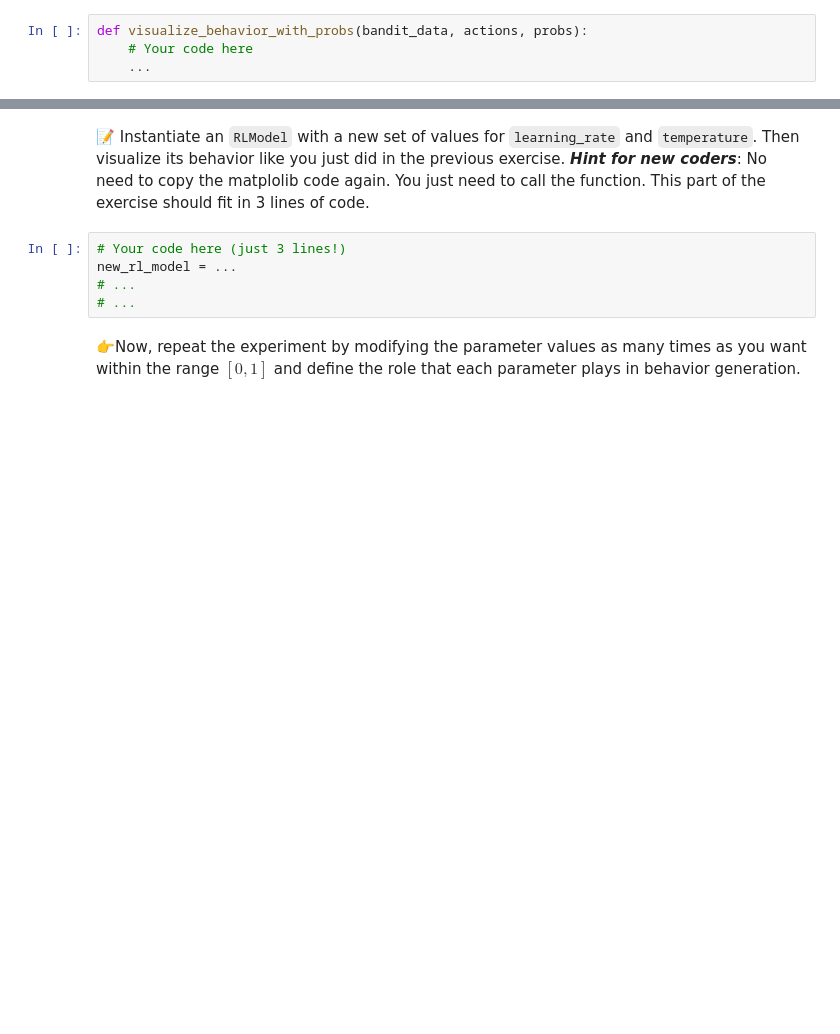
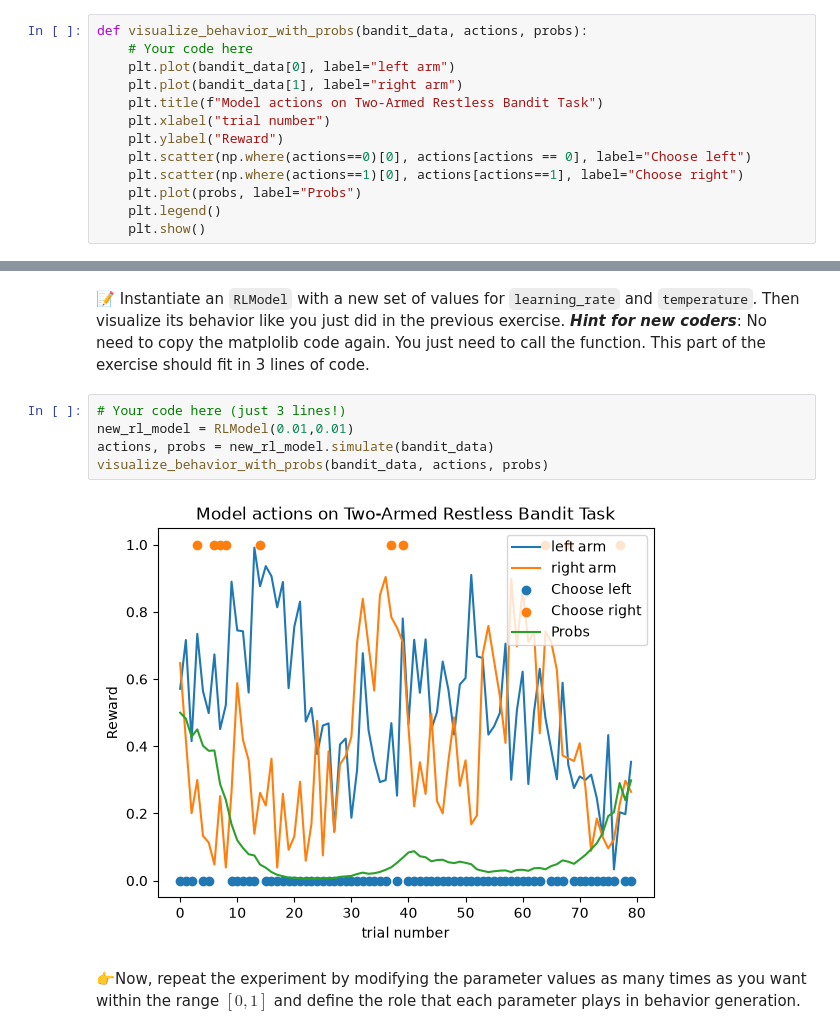
Before and after one commit to easiryne/cognitive-modeling-lab, a Jupyter notebook: TD_1/td1_notebook.ipynb, the cells around one changed output, grey strips where cells are left out. Cells and saved outputs as stored; diff of their text form; blank space fills up the shorter version.

```diff
--- a/TD_1/td1_notebook.ipynb
+++ b/TD_1/td1_notebook.ipynb
@@ -172,7 +175,16 @@ Again, don't hesitate to ask for help if you are not familiar with Matplotlib.
 # %%
 def visualize_behavior_with_probs(bandit_data, actions, probs):
     # Your code here
-    ...
+    plt.plot(bandit_data[0], label="left arm")
+    plt.plot(bandit_data[1], label="right arm")
+    plt.title(f"Model actions on Two-Armed Restless Bandit Task")
+    plt.xlabel("trial number")
+    plt.ylabel("Reward")
+    plt.scatter(np.where(actions==0)[0], actions[actions == 0], label="Choose left")
+    plt.scatter(np.where(actions==1)[0], actions[actions==1], label="Choose right")
+    plt.plot(probs, label="Probs")
+    plt.legend()
+    plt.show()
 # %% [markdown]
 Now, execute your function to visualize the behavior with the model probabilities
 # %%
@@ -185,9 +199,11 @@ The parameter values that you choose for your `RLModel` do matter. They determin
     **_Hint for new coders_**: No need to copy the matplolib code again. You just need to call the function. This part of the exercise should fit in 3 lines of code.
 # %%
 # Your code here (just 3 lines!)
-new_rl_model = ...
-# ...
-# ...
+new_rl_model = RLModel(0.01,0.01)
+actions, probs = new_rl_model.simulate(bandit_data)
+visualize_behavior_with_probs(bandit_data, actions, probs)
+# %% [output]
+[figure, added]
 # %% [markdown]
 👉Now, repeat the experiment by modifying the parameter values as many times as you want within the range $[0,1]$ and define the role that each parameter plays in behavior generation.
 # %% [markdown]
```
Also changed, not shown: parts of 5 cells of this notebook.
